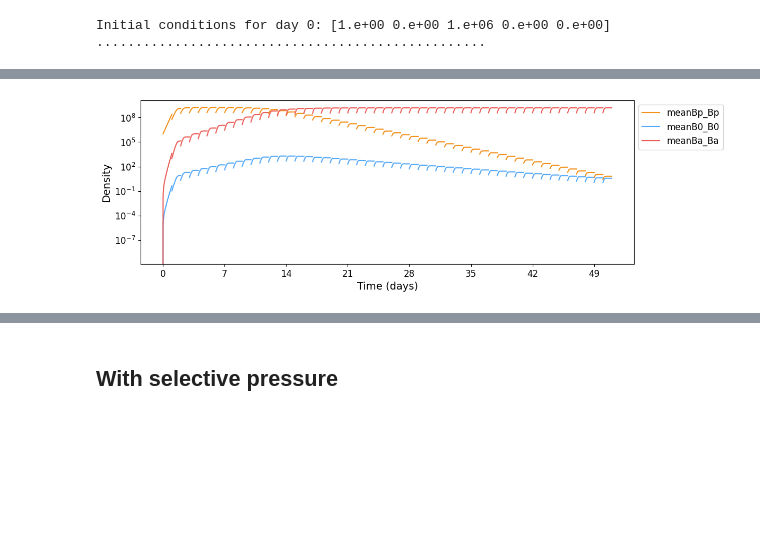
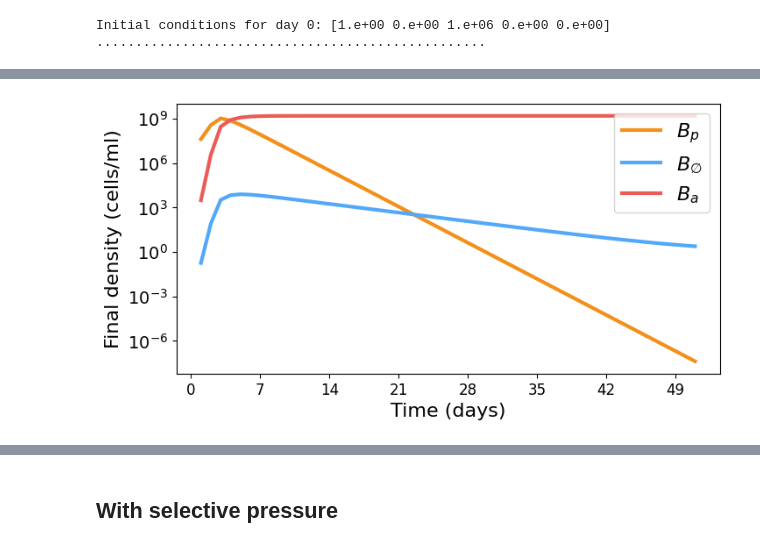
Before and after one commit to ccg-esb-lab/mcr, a Jupyter notebook: py_mcr_model_3strains.ipynb, the cells around one changed output, grey strips where cells are left out. Saved outputs shown, nothing was run; the diff lists cells and outputs as text; code cells hidden in the pictures; blank space fills up the shorter version.

```diff
--- a/py_mcr_model_3strains.ipynb
+++ b/py_mcr_model_3strains.ipynb
@@ -101,9 +110,9 @@ mean_kappa_Ba = np.mean([kappa_2, kappa_3, kappa_4])
 color_Ba = '#EC5C57'
 
 # Bp (Jing 1, 9)
-mean_VKm_Bp = np.mean([VKm_1, VKm_9])
-mean_rho_Bp = np.mean([rho_1, rho_9])
-mean_kappa_Bp = np.mean([kappa_1, kappa_9])
+mean_VKm_Bp = VKm_9 #np.mean([VKm_1, VKm_9])
+mean_rho_Bp = rho_9 #np.mean([rho_1, rho_9])
+mean_kappa_Bp = kappa_9 #np.mean([kappa_1, kappa_9])
 color_Bp = '#F3901A'
 
 # Append new strains to the lists in the correct order
@@ -111,7 +120,7 @@ VKm_values_all.extend([mean_VKm_Bp, mean_VKm_B0, mean_VKm_Ba])
 rho_values_all.extend([mean_rho_Bp, mean_rho_B0, mean_rho_Ba])
 color_values_all.extend([color_Bp, color_B0, color_Ba])
 type_values_all.extend(['Bp', 'B0', 'Ba'])
-strain_labels_all.extend(['meanBp', 'meanB0', 'meanBa'])
+strain_labels_all.extend(['Mean', 'Mean', 'Mean'])
 kappa_values_all.extend([mean_kappa_Bp, mean_kappa_B0, mean_kappa_Ba])
 
 # Print the updated lists
@@ -762,7 +785,7 @@ To illustrate the plasmid population dynamics, we will simulate a drug-free scen
 # %%
 
 # Define the strain indexes
-strain_indexes = [10, 11, 12]
+strain_indexes = [9, 10, 11]
 
 # Construct the model parameters
 model_params = {
@@ -810,7 +833,7 @@ A=2
 In contrast, performing a similar numerical experiment with plasmid-free cells highlights that the antibiotic leads to the eradication of the entire $B_{\emptyset}$ population.
 # %%
 # Run the simulation
-A=2**1 #Environmental drug concentration
+A=1 #Environmental drug concentration
 print("A=%s"%A)
 y0 = np.concatenate(([S0],[A], [0, B0, 0]))
 times, ys = simulate_model(model_params, y0)
@@ -1094,29 +1117,36 @@ plot_frequency_vs_time(result, model_params['T'], model_params)
 # %%
-# Function to plot the density of each strain over time
-def plot_B_vs_time(result, T, model_params):
+# Function to plot the density of each strain at the end of each day
+def plot_B_end_of_day(result, T, model_params):
     colors = model_params['colors']
-    strain_labels = ["%s_%s" % (strain, type_) for strain, type_ in zip(model_params['strain'], model_params['type'])]
+    strain_labels = ["%s" % (type_) for strain, type_ in zip(model_params['strain'], model_params['type'])]
 
-    plt.figure(figsize=(12, 4))
-    for day, (times, ys) in enumerate(result):
-        num_strains = int((len(ys) - 2))  # Adjusted to match the number of strains
-        for istrain in range(num_strains):
-            color_strain = colors[istrain % len(colors)]
-            if day == 0:
-                plt.plot(times + T * day, ys[2 + istrain, :], '-', color=color_strain, label=f'{strain_labels[istrain % len(strain_labels)]}')
-            else:
-                plt.plot(times + T * day, ys[2 + istrain, :], '-', color=color_strain)
+    strain_labels = [label.replace('B0', r'$B_{\emptyset}$') for label in strain_labels]
+    strain_labels = [label.replace('Ba', r'$B_{a}$') for label in strain_labels]
+    strain_labels = [label.replace('Bp', r'$B_{p}$') for label in strain_labels]
 
-    plt.xlabel('Time (days)', fontsize=14)
-    plt.ylabel('Density', fontsize=14)
+    plt.figure(figsize=(8, 4))
+    num_strains = len(result[0][1]) - 2  # Adjusted to match the number of strains
+    for istrain in range(num_strains):
+        end_day_times = []
+        end_day_densities = []
+        for day, (times, ys) in enumerate(result):
+            # Only append the last time point and the corresponding density for each strain at the end of the day
+            end_day_times.append((day + 1))  # End of the day time point
+            end_day_densities.append(ys[2 + istrain, -1])  # Density at the end of the day
+
+        color_strain = colors[istrain % len(colors)]
+        plt.plot(end_day_times, end_day_densities, '-', color=color_strain, label=f'{strain_labels[istrain % len(strain_labels)]}', lw=3)
+
+    plt.xlabel('Time (days)', fontsize=16)
+    plt.ylabel('Final density (cells/ml)', fontsize=16)
     plt.yscale('log')
-    plt.xticks(np.arange(0, len(result) * T + 1, T * 7), labels=np.arange(0, len(result) + 1, 7), fontsize=12)
-    plt.legend(fontsize=12, loc='upper left', bbox_to_anchor=(1, 1))
-    plt.yticks(fontsize=12)
+    plt.xticks(np.arange(0, len(result) + 1, 7), labels=np.arange(0, len(result) + 1, 7), fontsize=12)
+    plt.legend(fontsize=16, loc='upper right')
+    plt.yticks(fontsize=14)
     plt.grid(False)
     plt.show()
 
 # Example usage
-plot_B_vs_time(result, model_params['T'], model_params)
+plot_B_end_of_day(result, model_params['T'], model_params)
 # %% [output]
-[figure, old version]
+[figure, new version]
```
Also changed, not shown: parts of 18 cells of this notebook.
